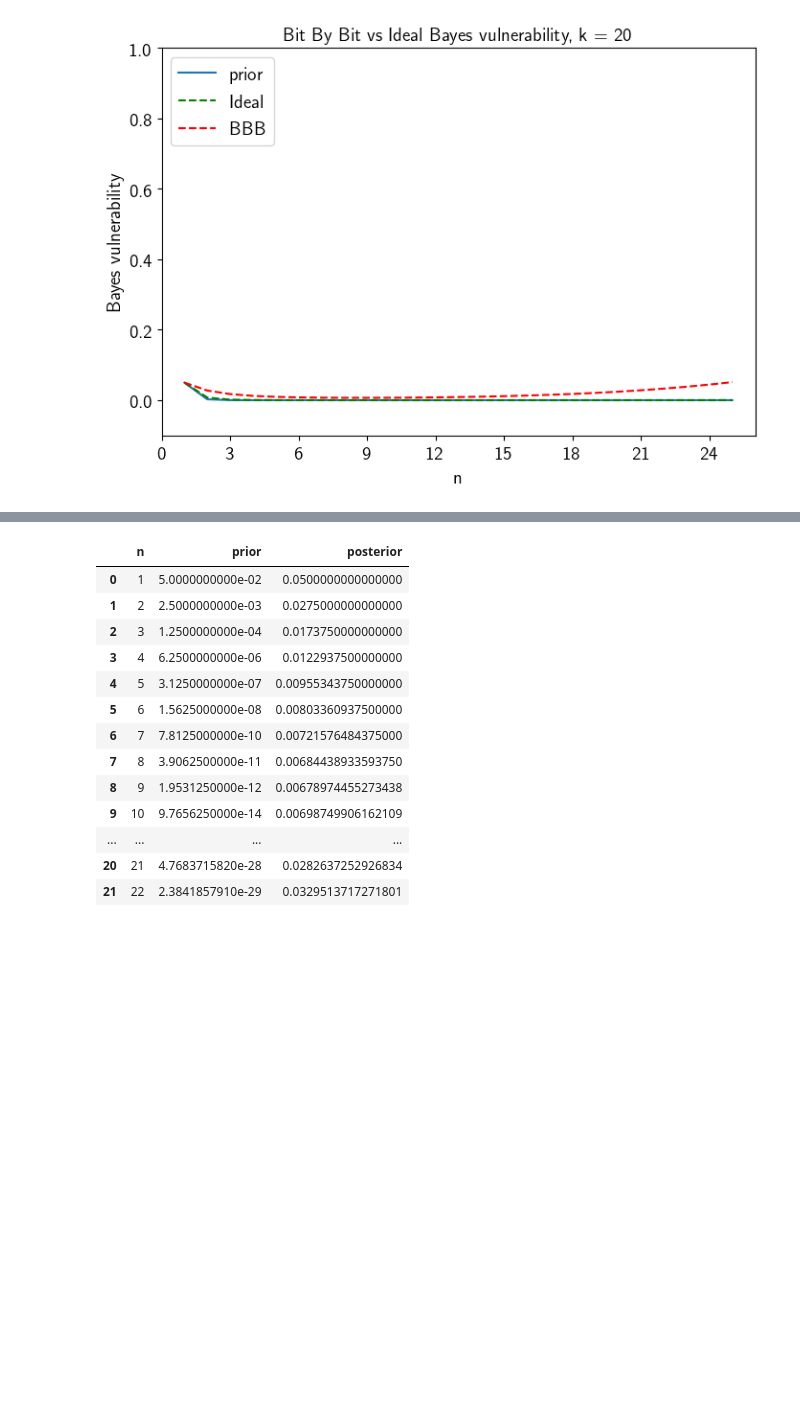
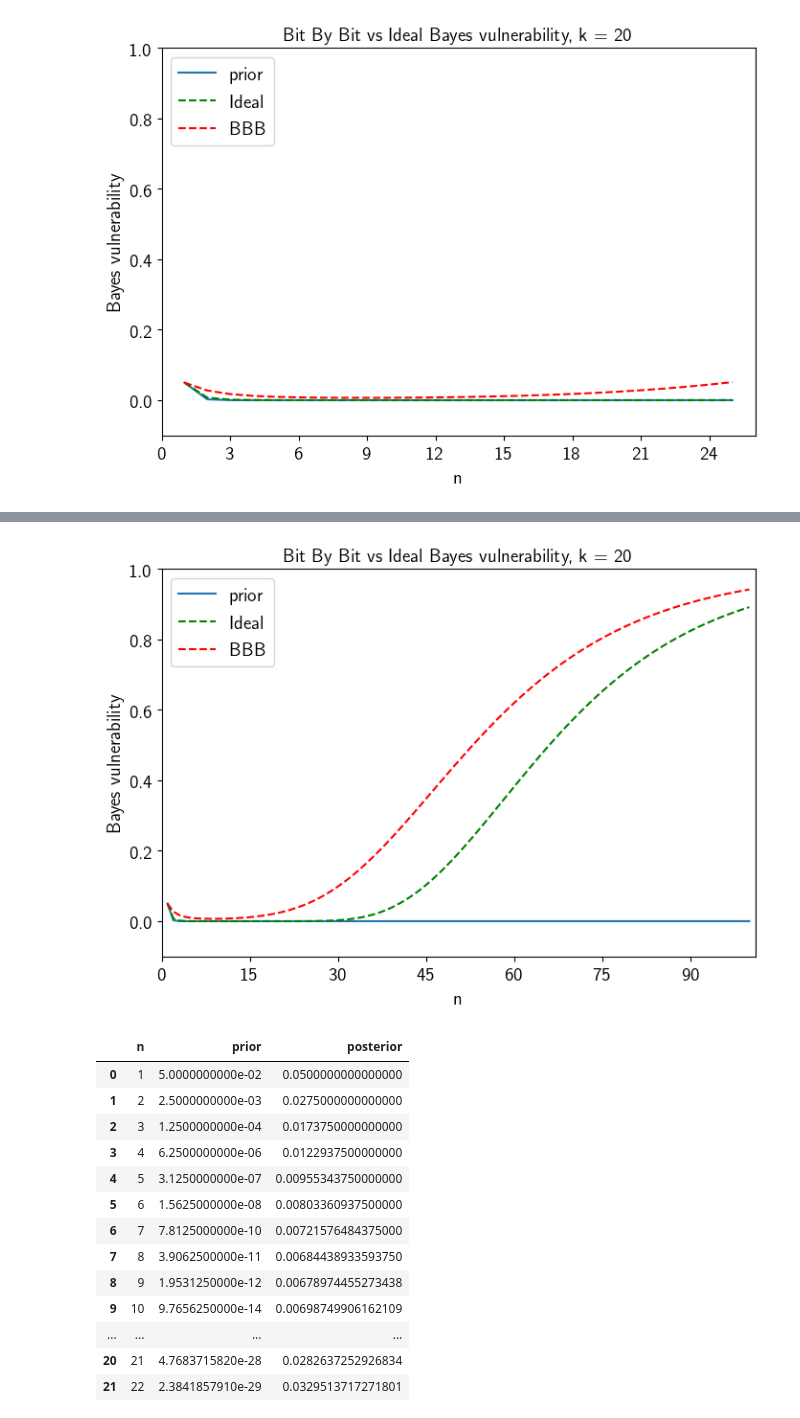
Before and after one commit to majk12/ore, a Jupyter notebook: ore_BbB_bayes.ipynb, the cells around one changed output, grey strips where cells are left out. Drawn from its saved outputs; the diff is of its cells as text; code cells hidden in the pictures; blank space fills up the shorter version.

Commit message:
k20 n100 bbb vs ideal graph

```diff
--- a/ore_BbB_bayes.ipynb
+++ b/ore_BbB_bayes.ipynb
@@ -446,0 +449,6 @@ graph_it_vs(n_range, k, df20vs)
+# %%
+n_range = 100
+k = 20
+M = M20
+df20n100vs = df_uni_ore_idealvsBBB_bayes(n_range, k, M)
+df20n100vs
@@ -447,3 +474,7 @@ graph_it_vs(n_range, k, df20vs)
+# %%
+graph_it_vs(n_range, k, df20n100vs)
+# %% [output]
+[figure, added]
 # %%
 def graph_it_bayes(n_range, k, df):
     ax = plt.figure().gca()
```
Also changed, not shown: parts of 2 cells of this notebook.
